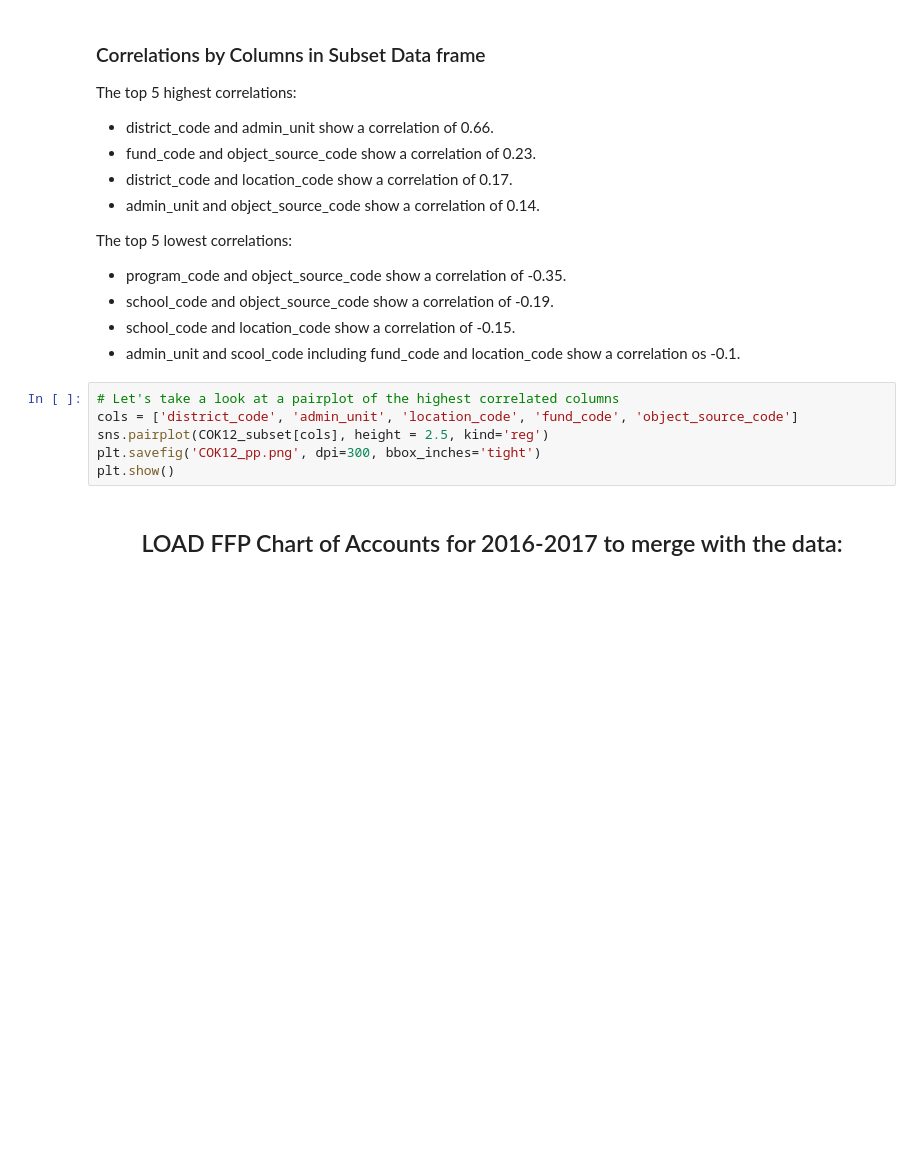
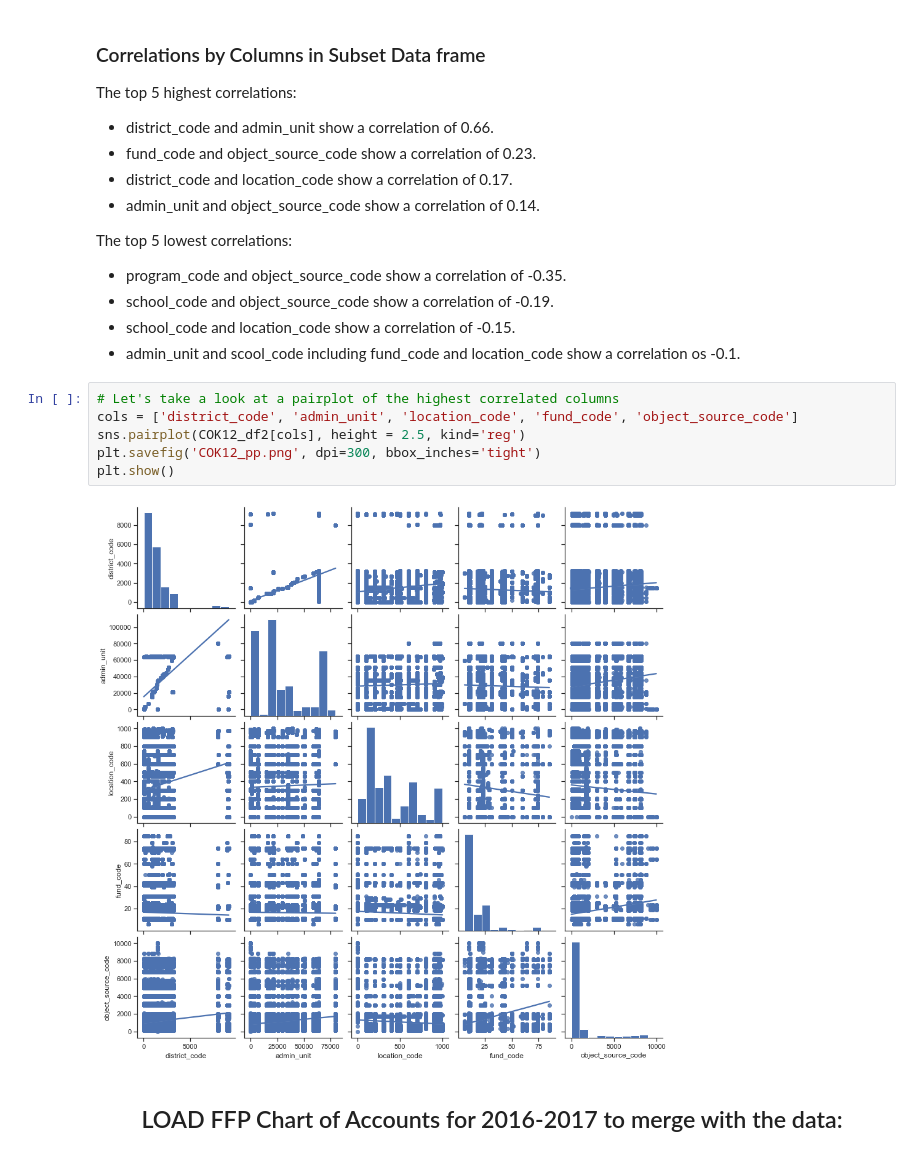
Before and after one commit to stacysandy/Data-Science-Practicum-II, a Jupyter notebook: Stacey_Sandy-Practicum_II.ipynb, the cells around one changed output. Drawn from its saved outputs; the diff is of its cells as text; blank space fills up the shorter version.

```diff
--- a/Stacey_Sandy-Practicum_II.ipynb
+++ b/Stacey_Sandy-Practicum_II.ipynb
@@ -1636,8 +1637,10 @@ The top 5 lowest correlations:
 # %%
 # Let's take a look at a pairplot of the highest correlated columns
 cols = ['district_code', 'admin_unit', 'location_code', 'fund_code', 'object_source_code']
-sns.pairplot(COK12_subset[cols], height = 2.5, kind='reg')
+sns.pairplot(COK12_df2[cols], height = 2.5, kind='reg')
 plt.savefig('COK12_pp.png', dpi=300, bbox_inches='tight')
 plt.show()
+# %% [output]
+[figure, added]
 # %% [markdown]
 ## <center>LOAD FFP Chart of Accounts for 2016-2017 to merge with the data:</center>
```
Also changed, not shown: parts of 164 cells of this notebook, 22 other files.
